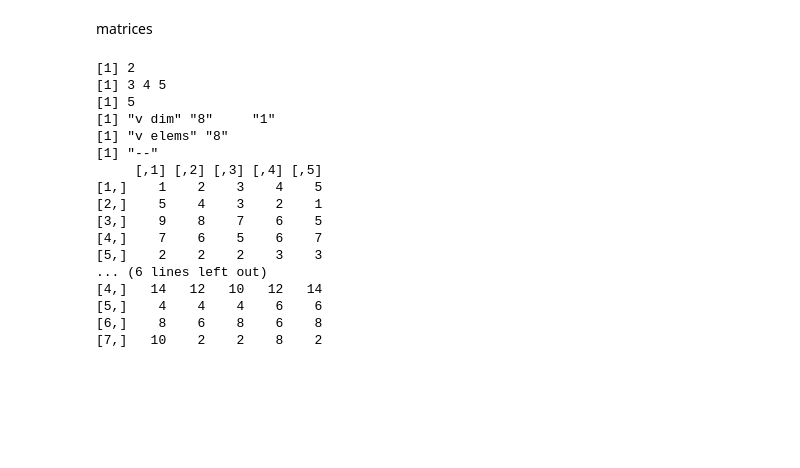
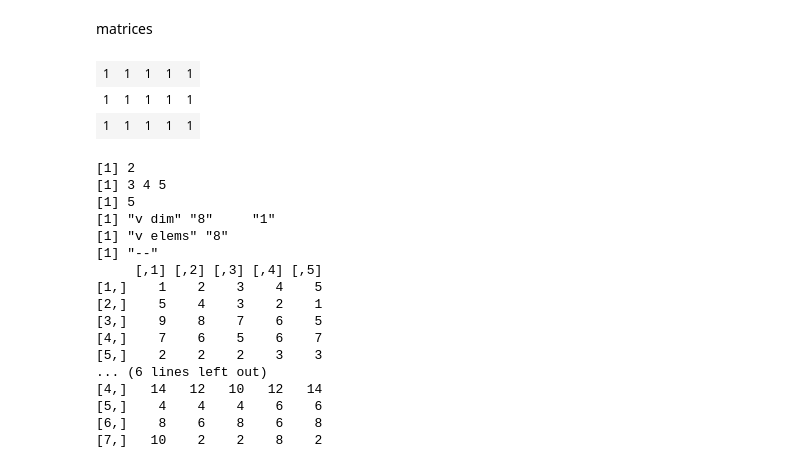
Before and after one commit to rramosp/20152.bioscripts, a Jupyter notebook: Notas 03 - Introduccion a R.ipynb, the cells around one changed output. Cells and saved outputs as stored; diff of their text form; code cells hidden in the pictures; blank space fills up the shorter version.

```diff
--- a/Notas 03 - Introduccion a R.ipynb
+++ b/Notas 03 - Introduccion a R.ipynb
@@ -224,6 +224,12 @@ print (x2)
 [1] "x train"
 # %% [markdown]
 matrices
+# %%
+matrix(1,3,5)
+# %% [output]
+| 1 | 1 | 1 | 1 | 1 |
+| 1 | 1 | 1 | 1 | 1 |
+| 1 | 1 | 1 | 1 | 1 |
 # %%
 v = matrix(c(2,3,4,5,6,7,3,12))
 print (v[1])
```
Also changed, not shown: 2 other files.
